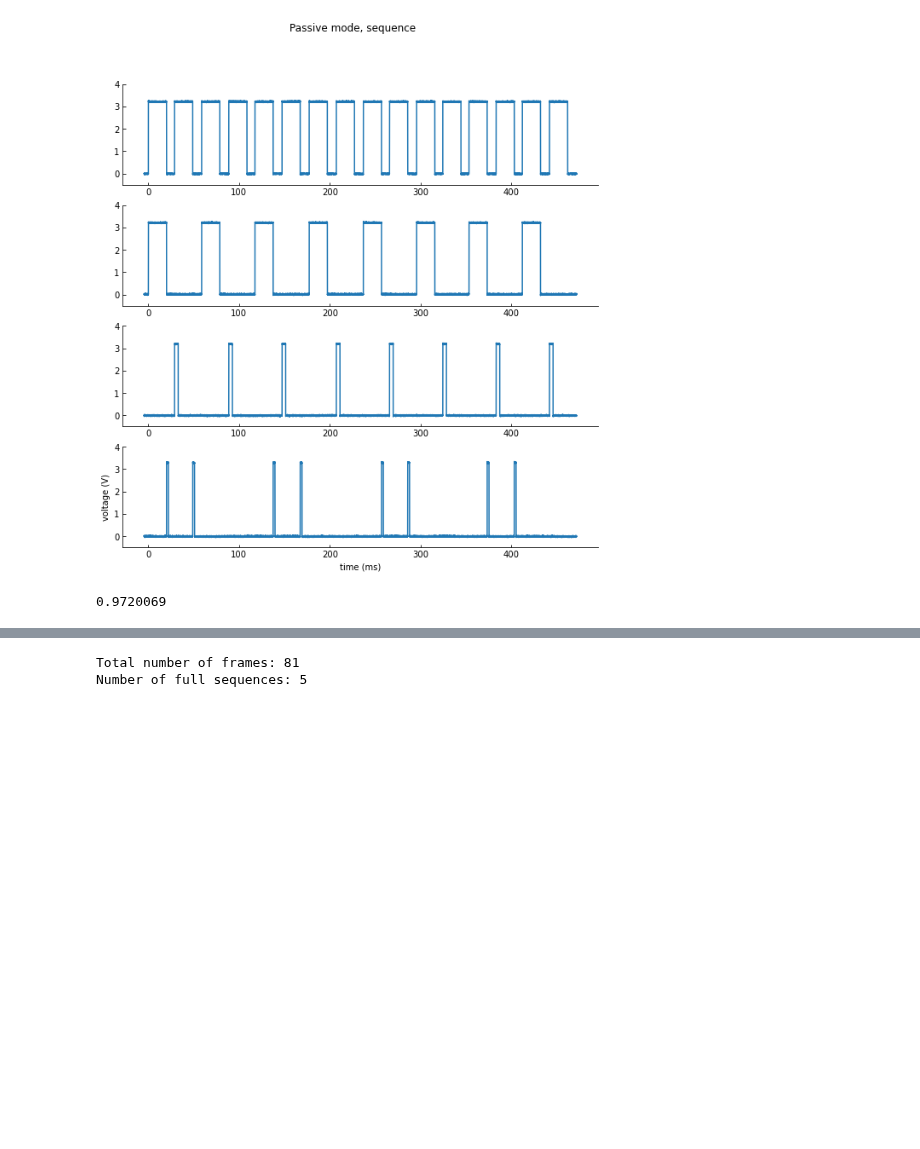
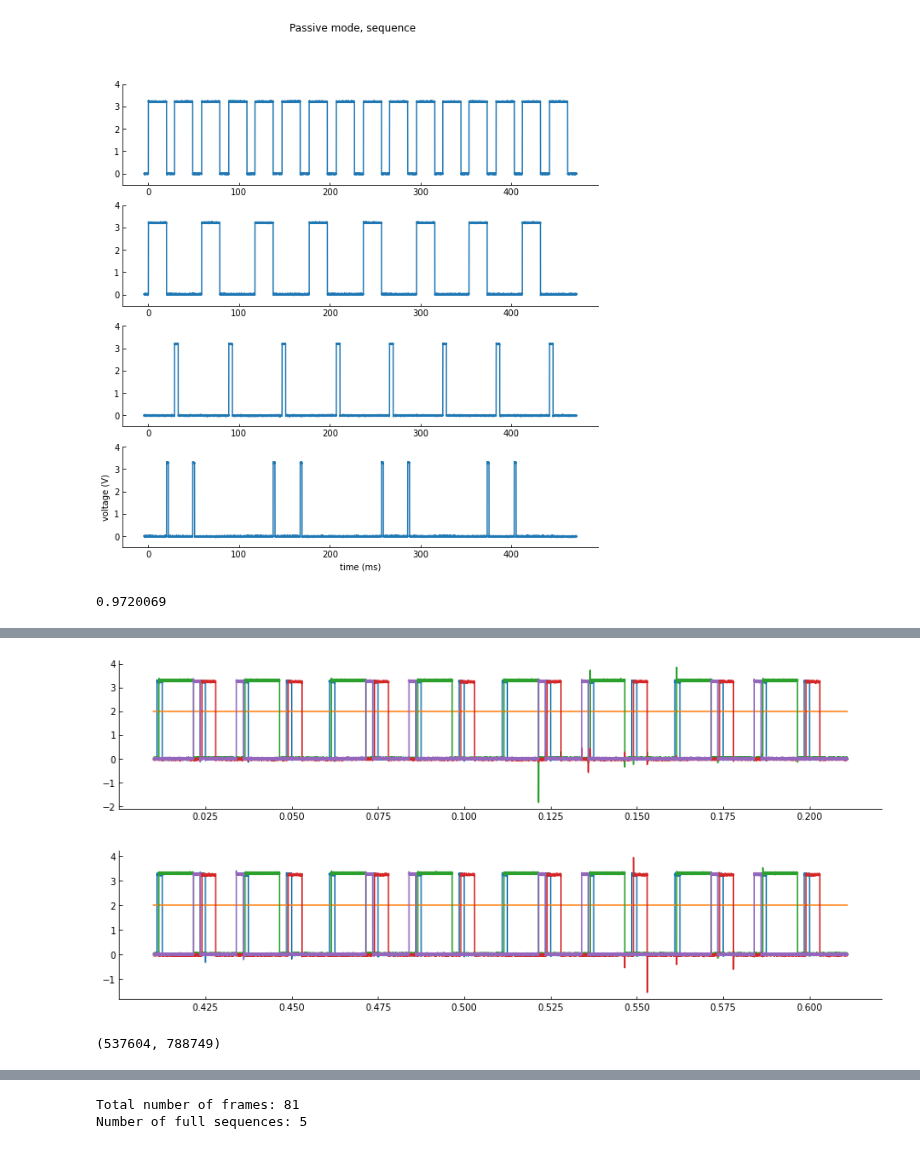
Before and after one commit to mufpga/analysis, a Jupyter notebook: laser_camera_triggering.ipynb, the cells around one changed output, grey strips where cells are left out. Drawn from its saved outputs; the diff is of its cells as text; code cells hidden in the pictures; blank space fills up the shorter version.

```diff
--- a/laser_camera_triggering.ipynb
+++ b/laser_camera_triggering.ipynb
@@ -488,0 +533,25 @@ cam[0,-1]-cam[0,0]
+# %%
+# let's look at several sequences
+def get_sequence_active(cam, ch2, ch3, ch4, start_frame = 1, plot = True):
+    '''
+    Plot the mth single sequence
+    '''
+    first_pt = max(0, find_rising(cam, start_frame)-int(inter_frame/12) )
+    last_pt = min(len(cam), find_rising(cam, start_frame+16) )
+
+    if plot:
+        plot_wide(cam[first_pt:last_pt,:],
+              [ch2[first_pt:last_pt,:],
+               ch3[first_pt:last_pt,:],
+               ch4[first_pt:last_pt,:]])
+
+    return first_pt, last_pt
+
+get_sequence_active(cam, ch2, ch3, ch4, 2)
+#get_sequence_active(cam, ch2, ch3, ch4, 18)
+get_sequence_active(cam, ch2, ch3, ch4, 34)
+#get_sequence_active(cam, ch2, ch3, ch4, 50)
+# %% [output]
+[figure, added]
+[figure, added]
+(537604, 788749)
```
Also changed, not shown: parts of 9 cells of this notebook, 1 other file.
